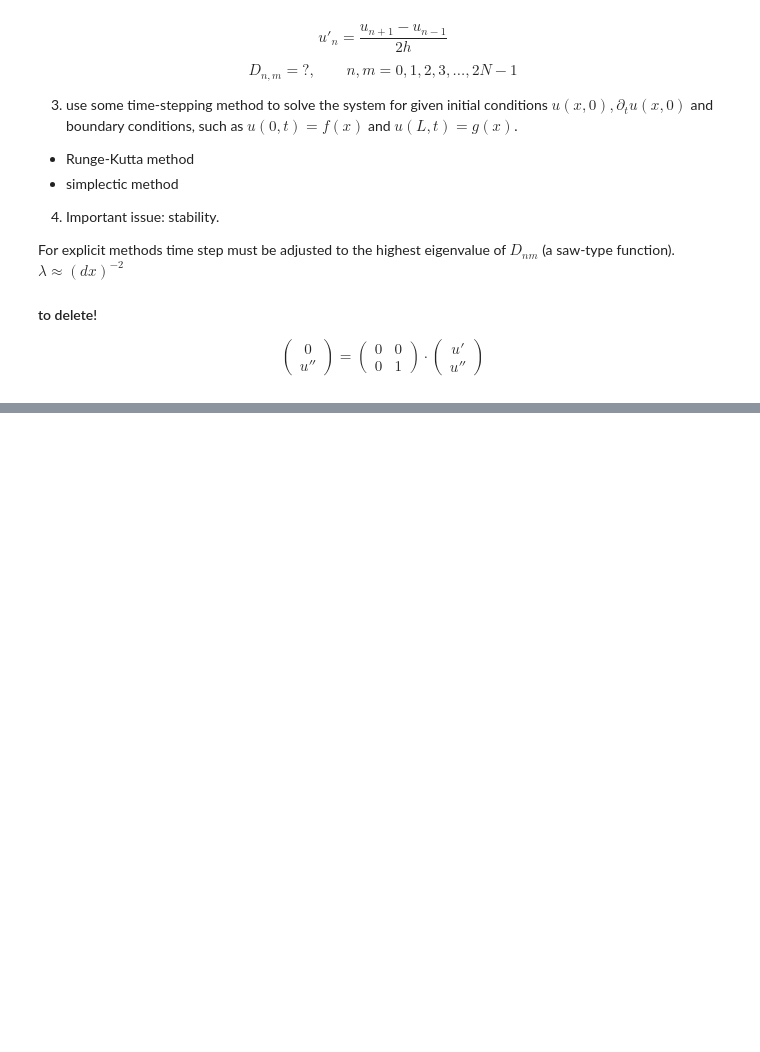
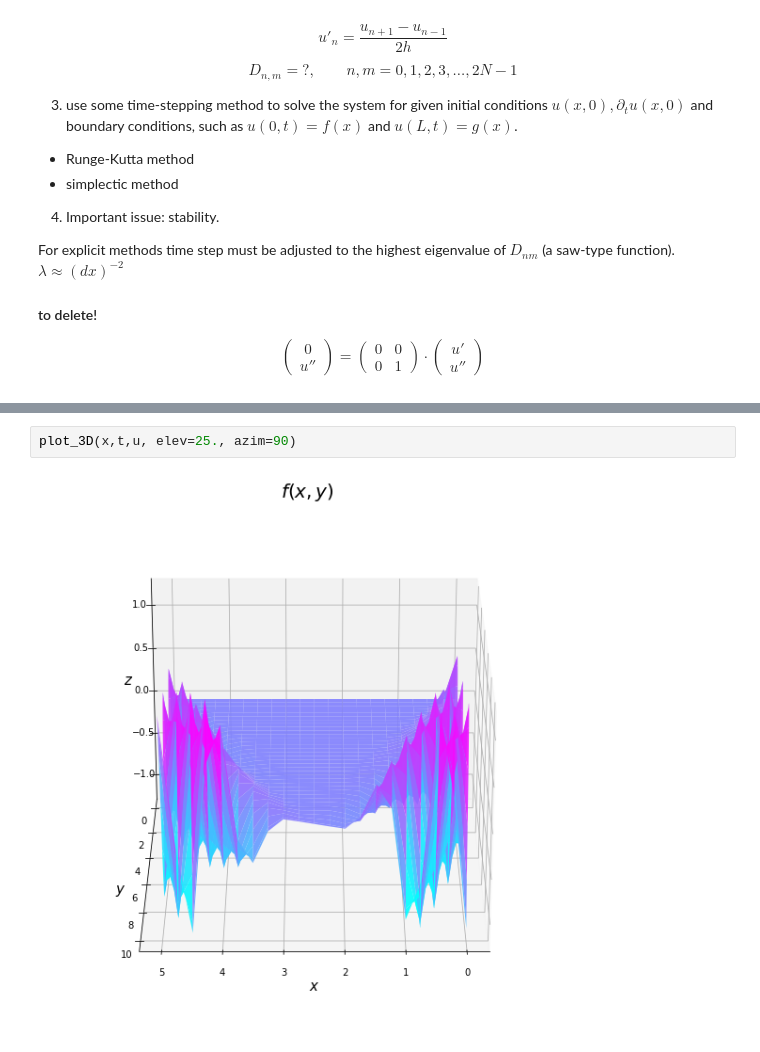
Before and after one commit to Milwa97/PlayGround, a Jupyter notebook: sine_gordon.ipynb, the cells around one changed output, grey strips where cells are left out. Drawn from its saved outputs; the diff is of its cells as text; blank space fills up the shorter version.

```diff
--- a/sine_gordon.ipynb
+++ b/sine_gordon.ipynb
@@ -141,0 +272,4 @@ plt.matshow(D, cmap='bwr', vmin=-4, vmax=4)
+# %%
+plot_3D(x,t,u, elev=25., azim=90)
+# %% [output]
+[figure, added]
```
Also changed, not shown: parts of 13 cells of this notebook.
